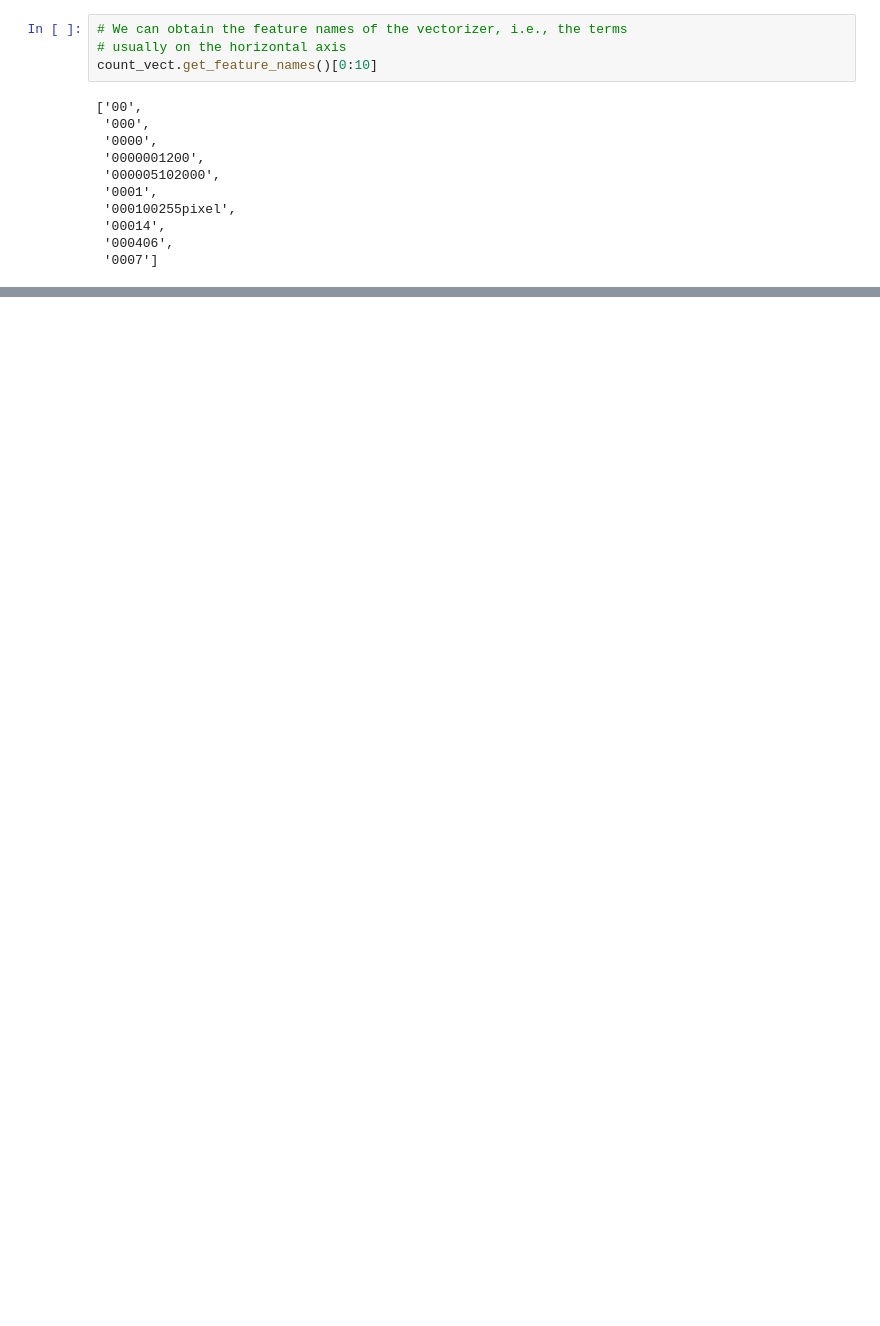
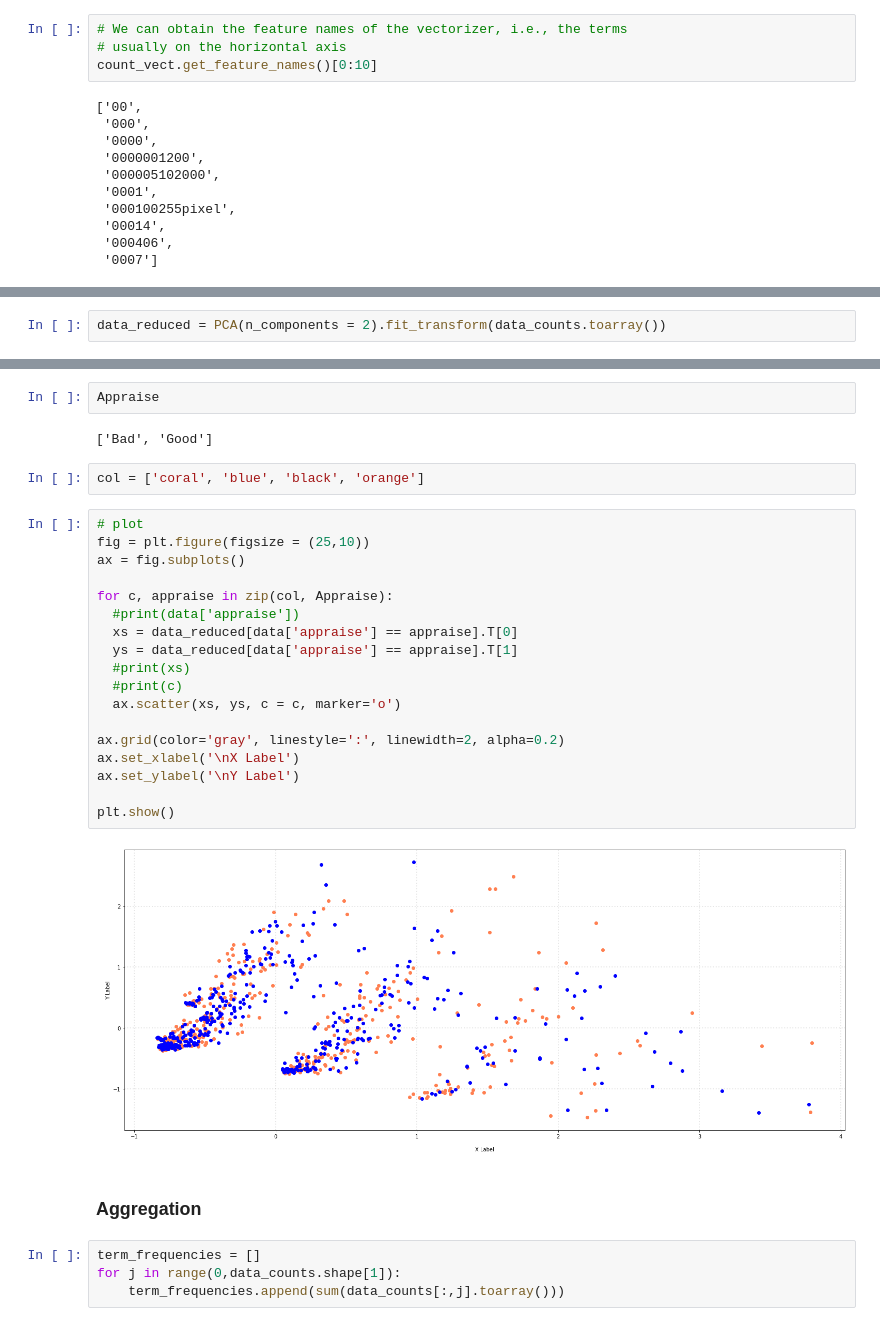
Before and after one commit to YiChiChao/DM2022-Lab1-Homework, a Jupyter notebook: DM2022-Lab1-Homework.ipynb, the cells around one changed output, grey strips where cells are left out. Cells and saved outputs as stored; diff of their text form; blank space fills up the shorter version.

```diff
--- a/DM2022-Lab1-Homework.ipynb
+++ b/DM2022-Lab1-Homework.ipynb
@@ -491,0 +987,2 @@ X_counts[0:5, 0:100].toarray()
+# %%
+data_reduced = PCA(n_components = 2).fit_transform(data_counts.toarray())
@@ -491,0 +999,32 @@ X_counts[0:5, 0:100].toarray()
+# %%
+Appraise
+# %% [output]
+['Bad', 'Good']
+# %%
+col = ['coral', 'blue', 'black', 'orange']
+# %%
+# plot
+fig = plt.figure(figsize = (25,10))
+ax = fig.subplots()
+
+for c, appraise in zip(col, Appraise):
+  #print(data['appraise'])
+  xs = data_reduced[data['appraise'] == appraise].T[0]
+  ys = data_reduced[data['appraise'] == appraise].T[1]
+  #print(xs)
+  #print(c)
+  ax.scatter(xs, ys, c = c, marker='o')
+
+ax.grid(color='gray', linestyle=':', linewidth=2, alpha=0.2)
+ax.set_xlabel('\nX Label')
+ax.set_ylabel('\nY Label')
+
+plt.show()
+# %% [output]
+[figure, added]
+# %% [markdown]
+### Aggregation
+# %%
+term_frequencies = []
+for j in range(0,data_counts.shape[1]):
+    term_frequencies.append(sum(data_counts[:,j].toarray()))
```
Also changed, not shown: parts of 144 cells of this notebook.
